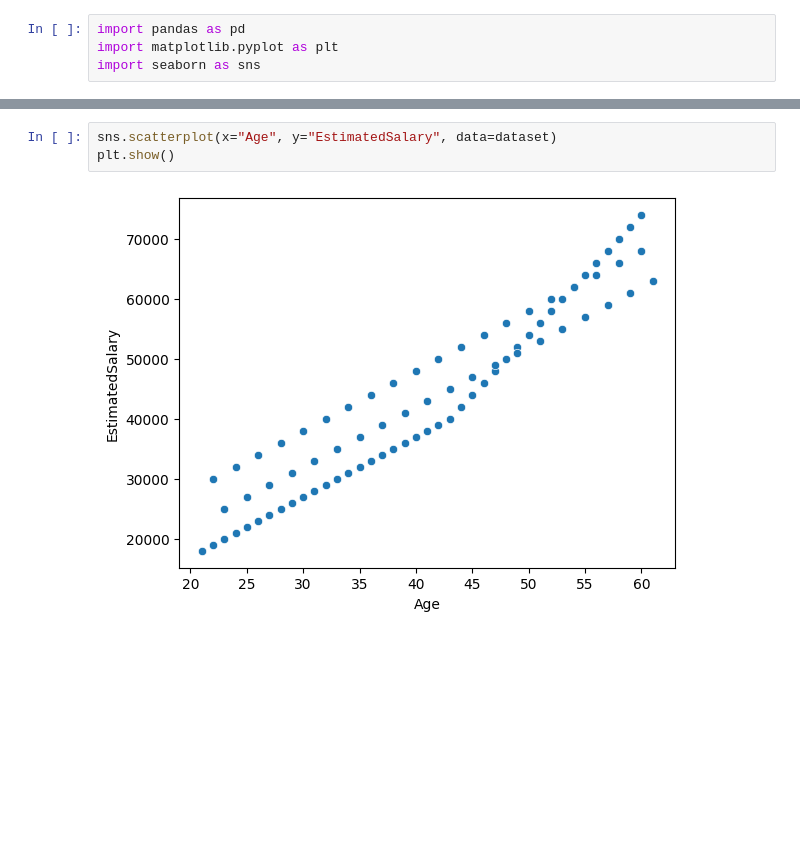
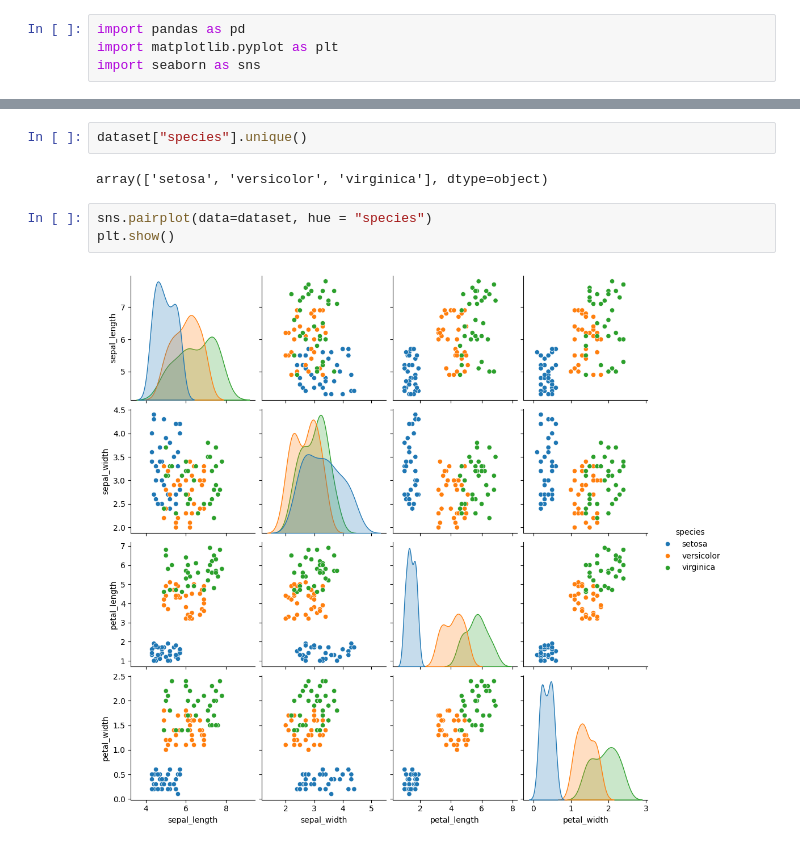
Before and after one commit to ChaturvedyShalini/ml-learning-journey, a Jupyter notebook: logistic_regression_multiclass.ipynb, the cells around one changed output, grey strips where cells are left out. Cells and saved outputs as stored; diff of their text form; blank space fills up the shorter version.

```diff
--- a/logistic_regression_multiclass.ipynb
+++ b/logistic_regression_multiclass.ipynb
@@ -15,5 +15,9 @@ dataset.head()
 # %%
-sns.scatterplot(x="Age", y="EstimatedSalary", data=dataset)
-plt.show()
+dataset["species"].unique()
 # %% [output]
-[figure, removed]
+array(['setosa', 'versicolor', 'virginica'], dtype=object)
+# %%
+sns.pairplot(data=dataset, hue = "species")
+plt.show()
+# %% [output]
+[figure, added]
```
Also changed, not shown: parts of 19 cells of this notebook, 1 other file.
